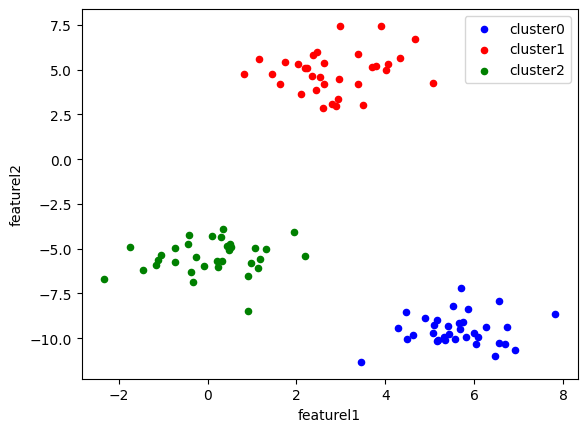
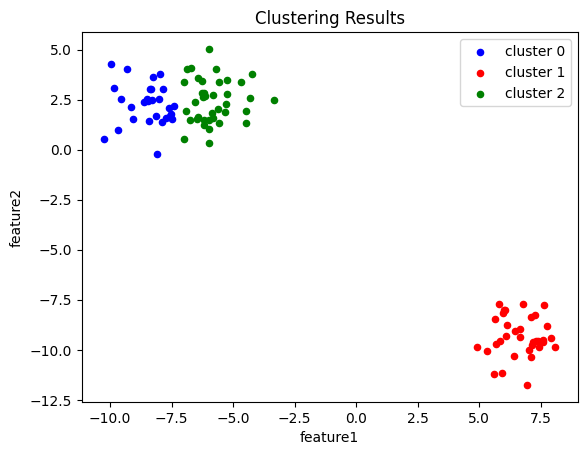
The notebook cell's code change between the first figure and the second:
--- before
+++ after
@@ -1,17 +1,14 @@
 import pandas as pd
 
-kmeans = KMeans(init='k-means++',n_clusters=3, random_state=52)
-
+kmeans = KMeans(init='k-means++', n_clusters=3, random_state=42)
 kmeans.fit(X)
 y_pred = kmeans.predict(X)
 
-merge_data = pd.concat([pd.DataFrame(X[:,0]),pd.DataFrame(X[:,1]),pd.DataFrame(y_pred)],axis=1)
-
-merge_data.columns = ['featurel1','featurel2','cluster']
+merge_data = pd.concat([pd.DataFrame(X[:, 0]), pd.DataFrame(X[:, 1]), pd.DataFrame(y_pred)], axis=1)
+merge_data.columns = ['feature1', 'feature2', 'cluster']
 
 ax = None
-
-colors = ['blue','red','green']
-
-for i,data in merge_data.groupby('cluster'):
-    ax = data.plot.scatter(x='featurel1',y='featurel2',color=colors[i],label='cluster'+str(i),ax=ax)
+colors = ['blue', 'red', 'green']
+for i, data in merge_data.groupby('cluster'):
+    ax = data.plot.scatter(x='feature1', y='feature2', color=colors[i], label='cluster ' + str(i), ax=ax)
+plt.title('Clustering Results')

Commit: Colab を使用して作成されました